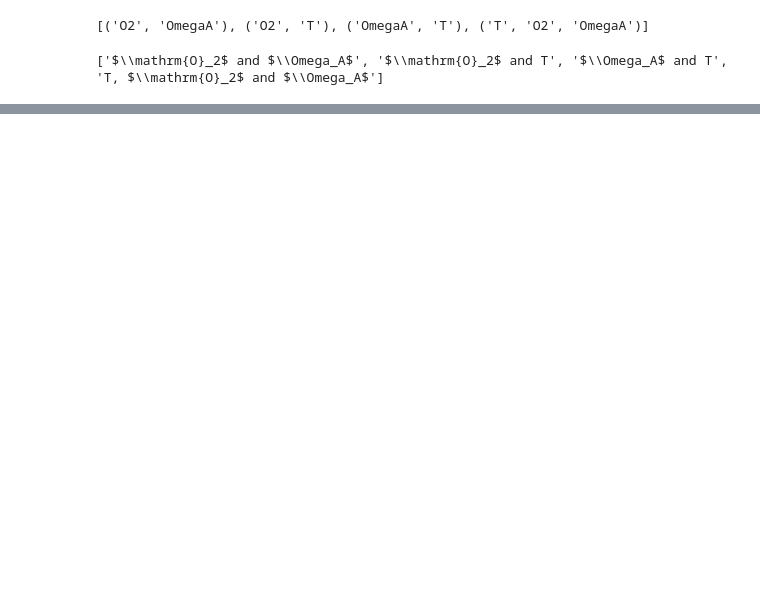
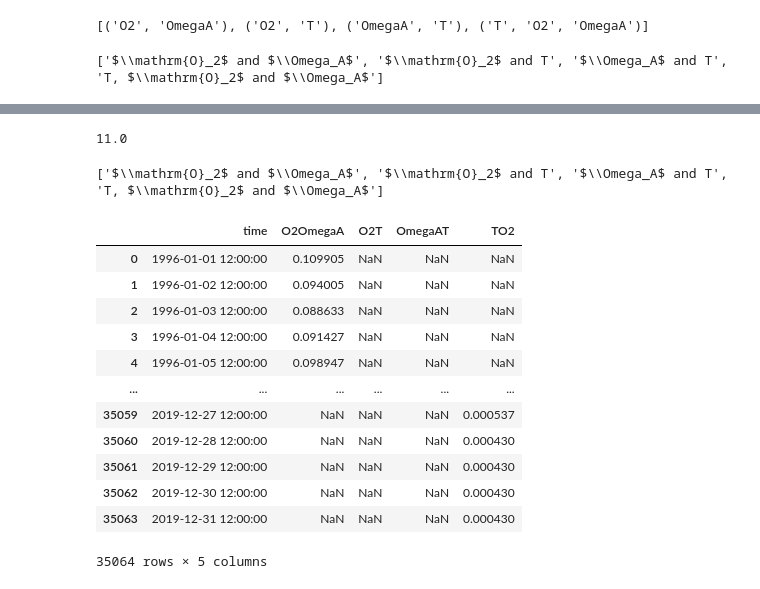
Before and after one commit to ashao/NEP36_cluster_analysis, a Jupyter notebook: plot_frac_extreme.ipynb, the cells around one changed output, grey strips where cells are left out. Saved outputs shown, nothing was run; the diff lists cells and outputs as text; code cells hidden in the pictures; blank space fills up the shorter version.

```diff
--- a/plot_frac_extreme.ipynb
+++ b/plot_frac_extreme.ipynb
@@ -385,0 +591,35 @@ plt.savefig('../Figures/Shallows_Compound_Extremes.png', format='png', bbox_inch
+# %%
+# Initialize an empty list to store data for the DataFrame
+data_frames = []
+
+for idx, var in enumerate(dual_extreme[:]):
+    for ii,label in enumerate(['Upwelling', 'Downwelling']):
+        name0='pickles/'+label+'_0_'+dual_extreme[idx][0]+dual_extreme[idx][1]+'_corr.pickle'
+        print(name0)
+        with open(name0, 'rb') as fid:
+            df = pickle.load(fid)
+        #print(df)
+        #ax.scatter(df.time, df, label=label, s=2)
+        if ii==0:
+            upw=df.to_dataset(name='var', promote_attrs=True)
+        else:
+            dwn=df.to_dataset(name='var', promote_attrs=True)
+
+    merged_da = xr.merge([dwn,upw])
+    #print(merged_da.time, merged_da)
+    x=merged_da.time
+    y=merged_da['var']
+    # Store data in a DataFrame-friendly format
+    temp_df = pd.DataFrame({
+        'time': x.values,
+        dual_extreme[idx][0]+dual_extreme[idx][1]: y.values,
+    })
+
+    data_frames.append(temp_df)
+
+# Combine all individual DataFrames into a single DataFrame
+final_df = pd.concat(data_frames, ignore_index=True)
+
+# Save the combined DataFrame as a pickle file
+with open('canyons_fig_p4.pickle', 'wb') as fid:
+    pickle.dump(final_df, fid)
@@ -385,0 +778,9 @@ plt.savefig('../Figures/Shallows_Compound_Extremes.png', format='png', bbox_inch
+# %%
+print(plt.rcParams["legend.fontsize"])
+# %% [output]
+11.0
+# %%
+print(labelnames)
+#plt.plot(y)
+# %% [output]
+['$\\mathrm{O}_2$ and $\\Omega_A$', '$\\mathrm{O}_2$ and T', '$\\Omega_A$ and T', 'T, $\\mathrm{O}_2$ and $\\Omega_A$']
@@ -385,0 +791,16 @@ plt.savefig('../Figures/Shallows_Compound_Extremes.png', format='png', bbox_inch
+# %%
+final_df
+# %% [output]
+|  | time | O2OmegaA | O2T | OmegaAT | TO2 |
+| 0 | 1996-01-01 12:00:00 | 0.109905 | NaN | NaN | NaN |
+| 1 | 1996-01-02 12:00:00 | 0.094005 | NaN | NaN | NaN |
+| 2 | 1996-01-03 12:00:00 | 0.088633 | NaN | NaN | NaN |
+| 3 | 1996-01-04 12:00:00 | 0.091427 | NaN | NaN | NaN |
+| 4 | 1996-01-05 12:00:00 | 0.098947 | NaN | NaN | NaN |
+| ... | ... | ... | ... | ... | ... |
+| 35059 | 2019-12-27 12:00:00 | NaN | NaN | NaN | 0.000537 |
+| 35060 | 2019-12-28 12:00:00 | NaN | NaN | NaN | 0.000430 |
+| 35061 | 2019-12-29 12:00:00 | NaN | NaN | NaN | 0.000430 |
+| 35062 | 2019-12-30 12:00:00 | NaN | NaN | NaN | 0.000430 |
+| 35063 | 2019-12-31 12:00:00 | NaN | NaN | NaN | 0.000430 |
+35064 rows × 5 columns
```
Also changed, not shown: parts of 18 cells of this notebook, 8 other files.
